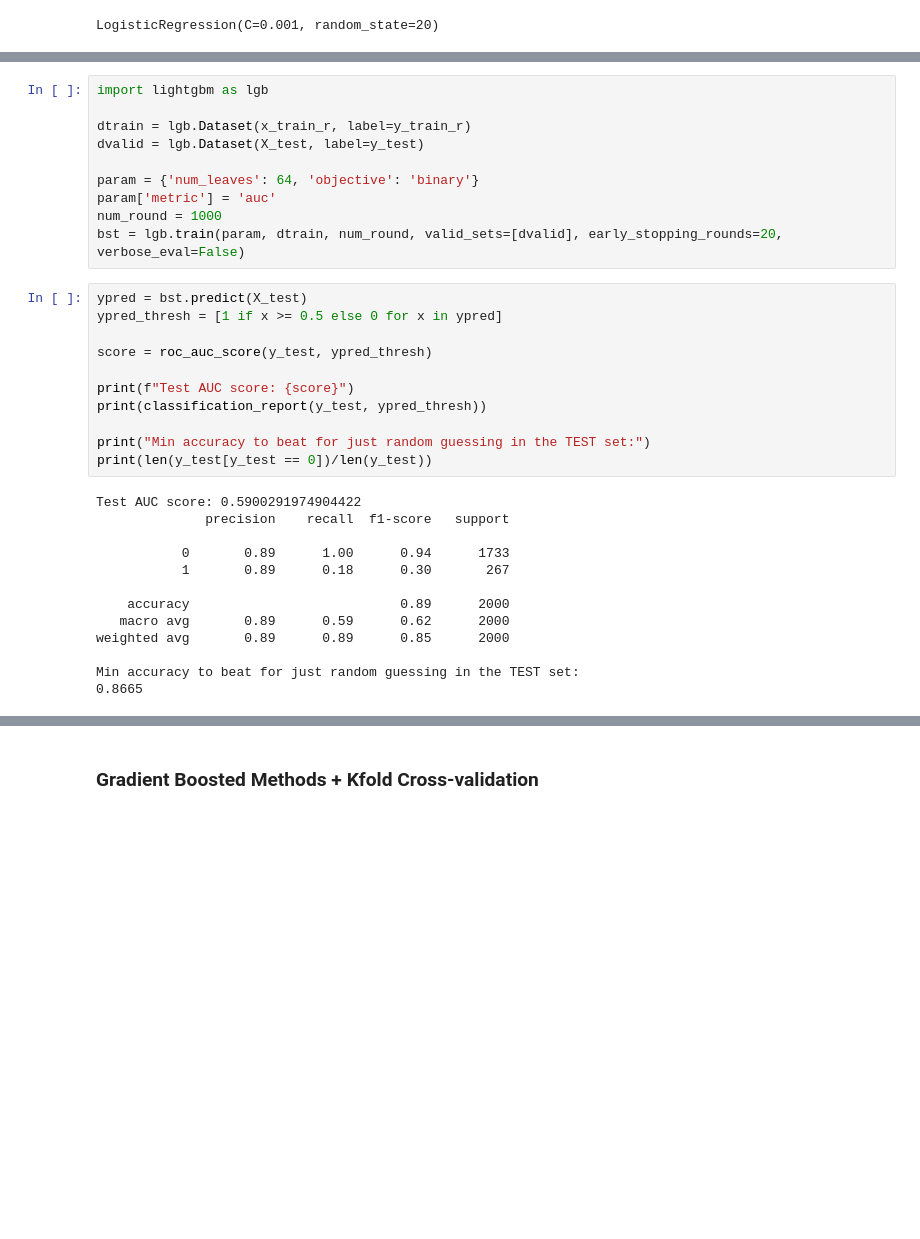
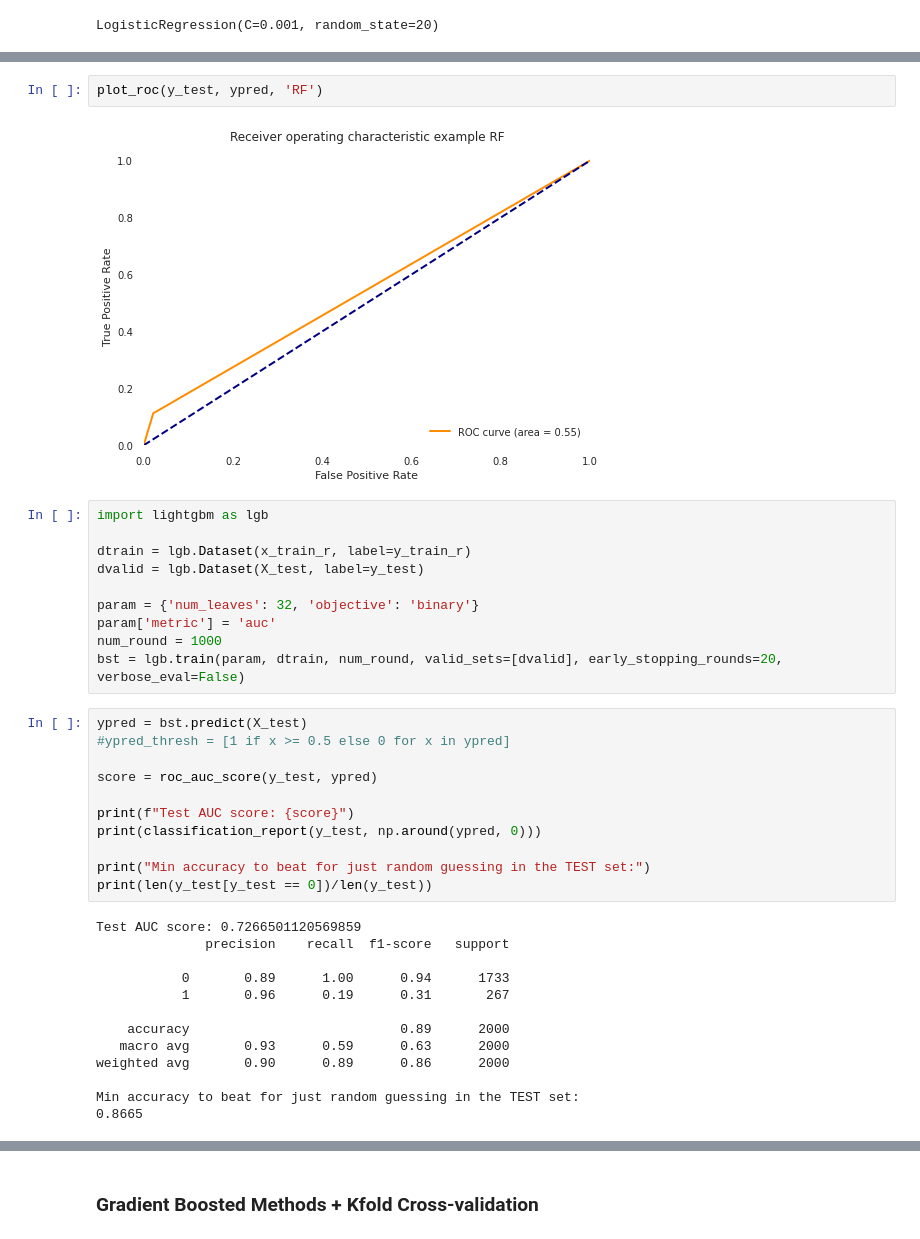
Before and after one commit to ryanrusson/lendingclub, a Jupyter notebook: modeling.ipynb, the cells around one changed output, grey strips where cells are left out. Saved outputs shown, nothing was run; the diff lists cells and outputs as text; blank space fills up the shorter version.

```diff
--- a/modeling.ipynb
+++ b/modeling.ipynb
@@ -300,37 +326,41 @@ weighted avg       0.89      0.88      0.84      2000
 
 Min accuracy to beat for just random guessing in the TEST set:
 0.8665
+# %%
+plot_roc(y_test, ypred, 'RF')
+# %% [output]
+[figure, added]
 # %%
 import lightgbm as lgb
 
 dtrain = lgb.Dataset(x_train_r, label=y_train_r)
 dvalid = lgb.Dataset(X_test, label=y_test)
 
-param = {'num_leaves': 64, 'objective': 'binary'}
+param = {'num_leaves': 32, 'objective': 'binary'}
 param['metric'] = 'auc'
 num_round = 1000
 bst = lgb.train(param, dtrain, num_round, valid_sets=[dvalid], early_stopping_rounds=20, verbose_eval=False)
 # %%
 ypred = bst.predict(X_test)
-ypred_thresh = [1 if x >= 0.5 else 0 for x in ypred]
+#ypred_thresh = [1 if x >= 0.5 else 0 for x in ypred]
 
-score = roc_auc_score(y_test, ypred_thresh)
+score = roc_auc_score(y_test, ypred)
 
 print(f"Test AUC score: {score}")
-print(classification_report(y_test, ypred_thresh))
+print(classification_report(y_test, np.around(ypred, 0)))
 
 print("Min accuracy to beat for just random guessing in the TEST set:")
 print(len(y_test[y_test == 0])/len(y_test))
 # %% [output]
-Test AUC score: 0.5900291974904422
+Test AUC score: 0.7266501120569859
               precision    recall  f1-score   support
 
            0       0.89      1.00      0.94      1733
-           1       0.89      0.18      0.30       267
+           1       0.96      0.19      0.31       267
 
     accuracy                           0.89      2000
-   macro avg       0.89      0.59      0.62      2000
-weighted avg       0.89      0.89      0.85      2000
+   macro avg       0.93      0.59      0.63      2000
+weighted avg       0.90      0.89      0.86      2000
 
 Min accuracy to beat for just random guessing in the TEST set:
 0.8665
```
Also changed, not shown: parts of 13 cells of this notebook, 5 other files.
